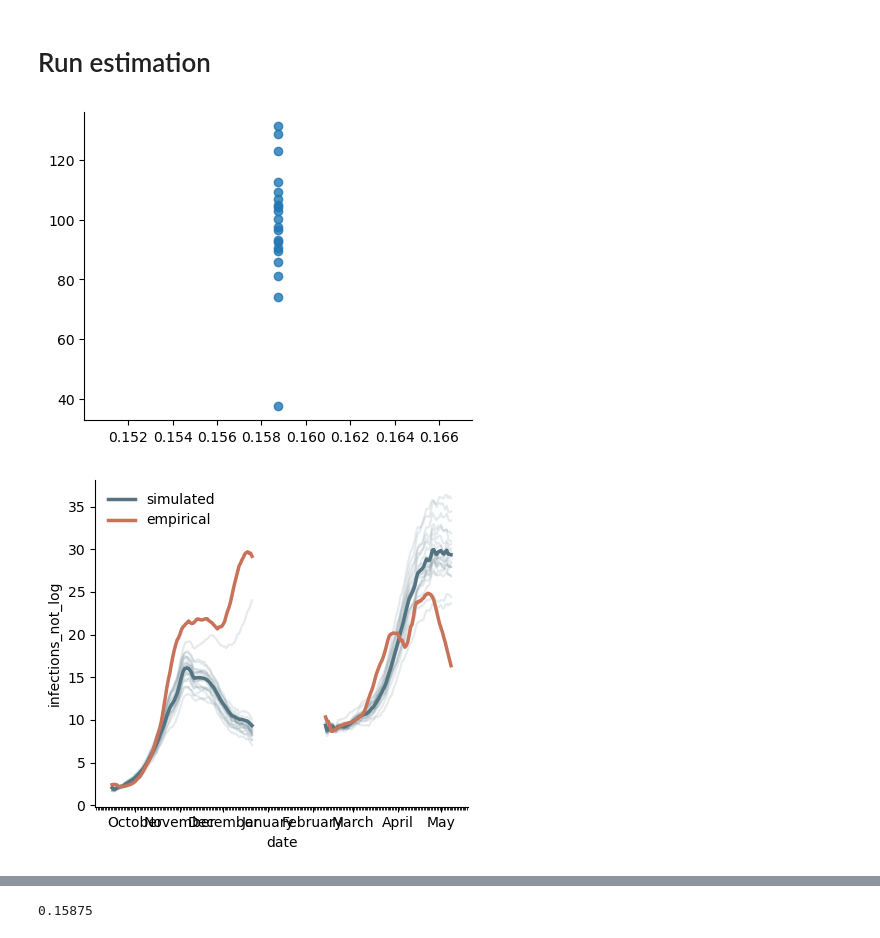
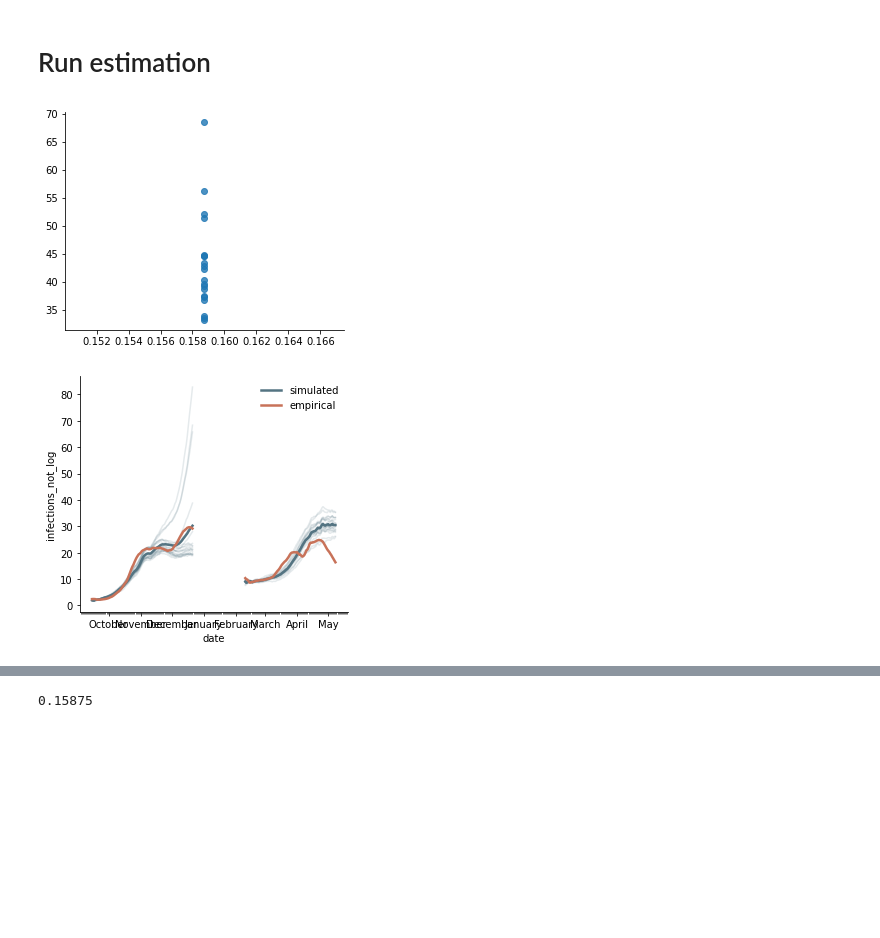
Before and after one commit to covid-19-impact-lab/sid-germany, a Jupyter notebook: src/exploration/janos_simulation_notebook.ipynb, the cells around one changed output, grey strips where cells are left out. Saved outputs shown, nothing was run; the diff lists cells and outputs as text; code cells hidden in the pictures; blank space fills up the shorter version.

```diff
--- a/src/exploration/janos_simulation_notebook.ipynb
+++ b/src/exploration/janos_simulation_notebook.ipynb
@@ -66,7 +66,7 @@ free_probs = [bundle[0] for bundle in list(index_bundles.values()) + [vacation_p
 params.loc[other_probs, "value"] = 0.15875
 params.loc[young_educ_probs, "value"] = 0.005
 params.loc[school_probs, "value"] = 0.01
-params.loc[work_probs, "value"] = 0.145
+params.loc[work_probs, "value"] = 0.1475
 params.loc[hh_probs, "value"] = 0.095
 params.loc[vacation_probs, "value"] = 0.5
 params.loc[free_probs]
@@ -139,8 +139,9 @@ pd.to_pickle(results, "results.pkl")
 # %%
 fig
 # %% [output]
-[figure, old version]
+[figure, new version]
 # %%
-plot_estimation_moment(results[best_index], "aggregated_infections_not_log")
+ix = best_index
+plot_estimation_moment(results[ix], "aggregated_infections_not_log")
 # %% [output]
-[figure, old version]
+[figure, new version]
```
Also changed, not shown: parts of 4 cells of this notebook, 2 other files.
